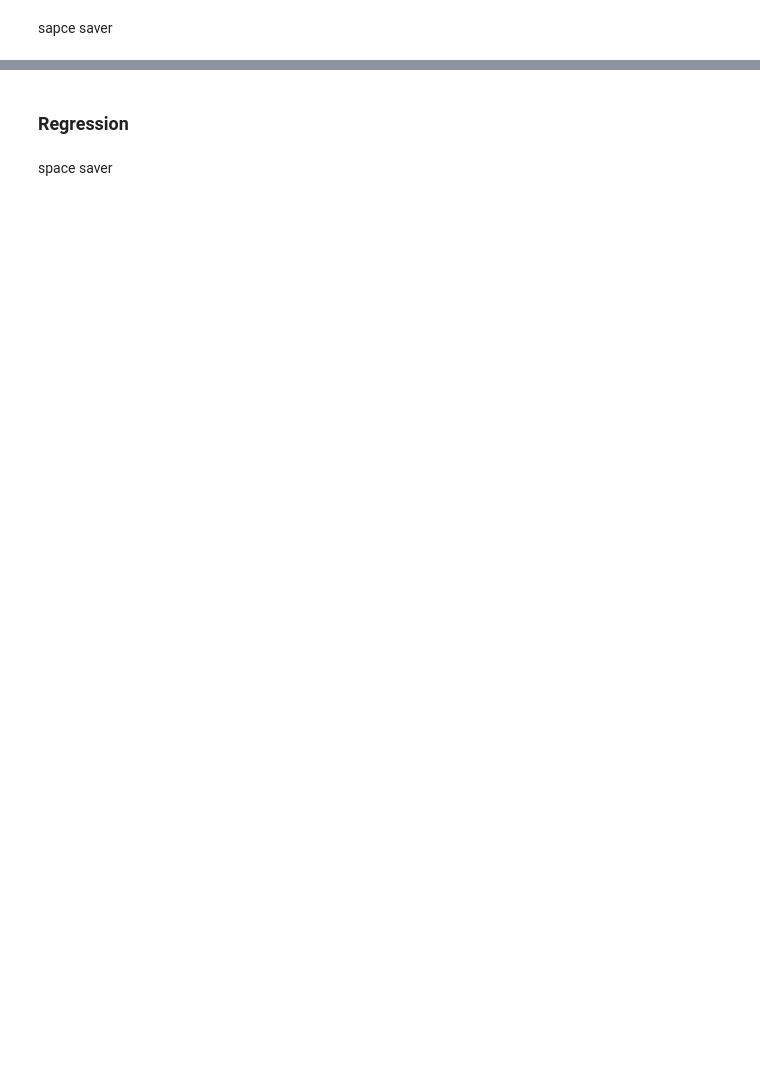
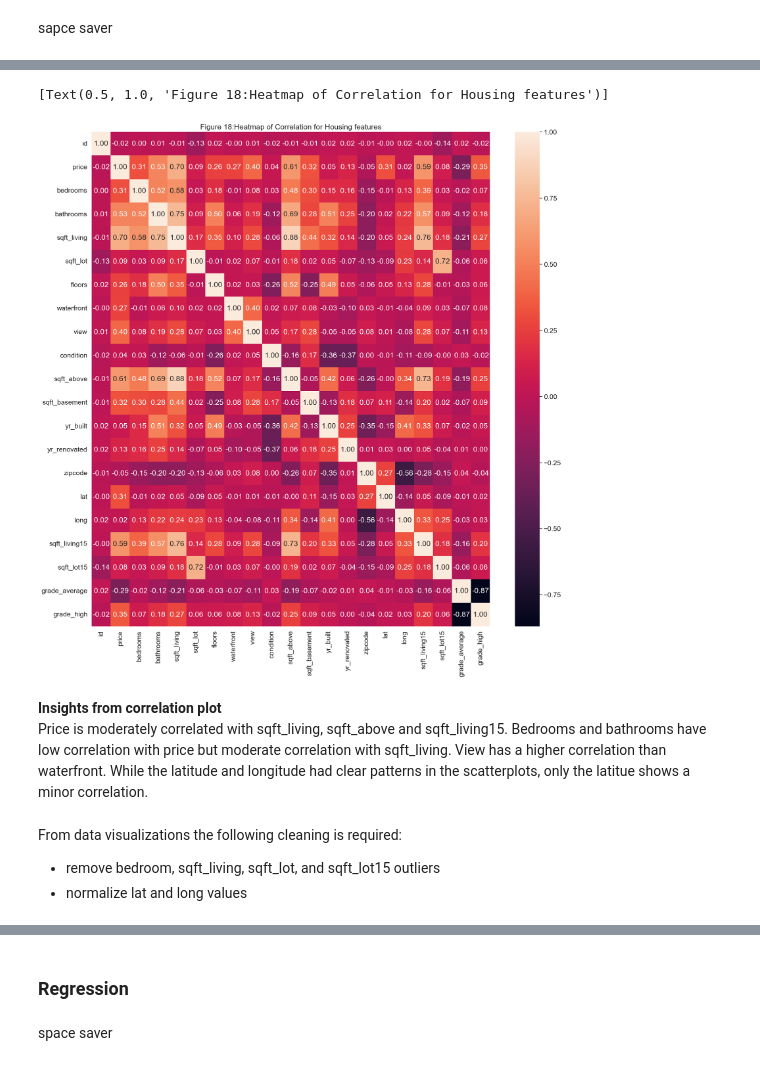
Before and after one commit to laurabrin/KingCountyHouseSales, a Jupyter notebook: KingCountyHouseSales.ipynb, the cells around one changed output, grey strips where cells are left out. Cells and saved outputs as stored; diff of their text form; code cells hidden in the pictures; blank space fills up the shorter version.

```diff
--- a/KingCountyHouseSales.ipynb
+++ b/KingCountyHouseSales.ipynb
@@ -41,0 +279,18 @@ sapce saver
+# %%
+corr=df_clean.corr()
+
+correlation_heatmap=plt.figure(num=None, figsize=(20,20))
+correlation_heatmap=sns.heatmap(data=corr,annot=True, fmt='.2f').set(title="Figure 18:Heatmap of Correlation for Housing features")
+sns.set(font_scale=1.4)
+
+correlation_heatmap
+# %% [output]
+[Text(0.5, 1.0, 'Figure 18:Heatmap of Correlation for Housing features')]
+[figure, added]
+# %% [markdown]
+**Insights from correlation plot** <br>
+Price is moderately correlated with sqft_living, sqft_above and sqft_living15. Bedrooms and bathrooms have low correlation with price but moderate correlation with sqft_living. View has a higher correlation than waterfront. While the latitude and longitude had clear patterns in the scatterplots, only the latitue shows a minor correlation.
+# %% [markdown]
+From data visualizations the following cleaning is required: <br>
+* remove bedroom, sqft_living, sqft_lot, and sqft_lot15 outliers
+* normalize lat and long values
```
Also changed, not shown: parts of 32 cells of this notebook.
